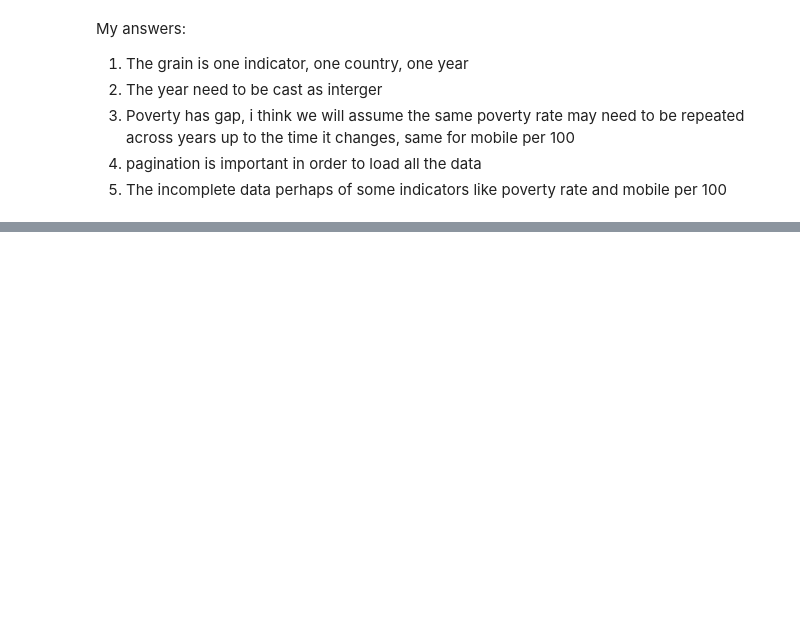
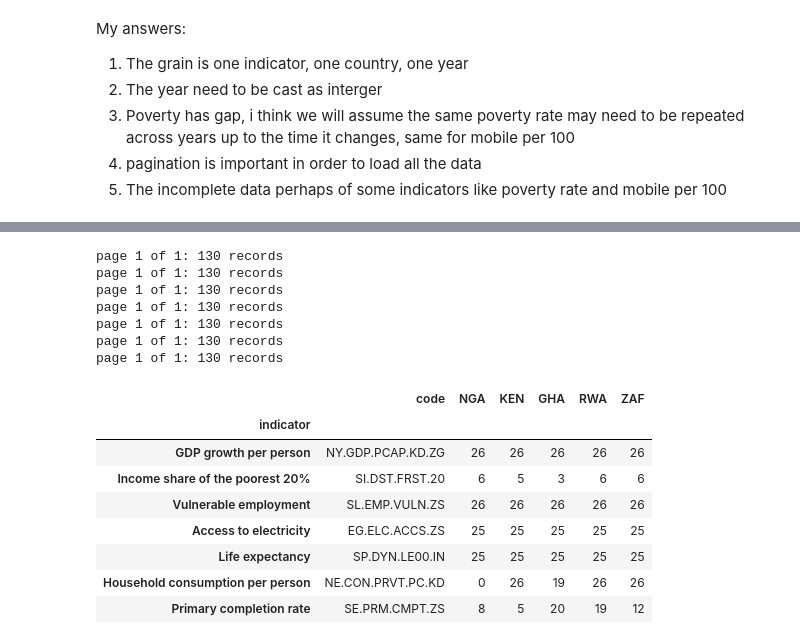
Before and after one commit to alice80learns/Alice_projects, a Jupyter notebook: growth_vs_econdev/notebooks/exploratory.ipynb, the cells around one changed output, grey strips where cells are left out. Saved outputs shown, nothing was run; the diff lists cells and outputs as text; code cells hidden in the pictures; blank space fills up the shorter version.

```diff
--- a/growth_vs_econdev/notebooks/exploratory.ipynb
+++ b/growth_vs_econdev/notebooks/exploratory.ipynb
@@ -265,0 +304,37 @@ My answers:
+# %%
+candidates = {
+    "NY.GDP.PCAP.KD.ZG": "GDP growth per person",
+    "SI.DST.FRST.20": "Income share of the poorest 20%",
+    "SL.EMP.VULN.ZS": "Vulnerable employment",
+    "EG.ELC.ACCS.ZS": "Access to electricity",
+    "SP.DYN.LE00.IN": "Life expectancy",
+    "NE.CON.PRVT.PC.KD": "Household consumption per person",
+    "SE.PRM.CMPT.ZS": "Primary completion rate",
+}
+
+rows = []
+for code, label in candidates.items():
+    recs = fetch_all_pages(f"{BASE_URL}/country/{';'.join(COUNTRIES)}/indicator/{code}", {**params, "per_page": 1000})
+    frame = pd.json_normalize(recs)
+    counts = frame[frame["value"].notna()].groupby("countryiso3code").size()
+    rows.append({"indicator": label, "code": code, **{c: int(counts.get(c, 0)) for c in COUNTRIES}})
+
+candidate_coverage = pd.DataFrame(rows).set_index("indicator")
+candidate_coverage
+# %% [output]
+page 1 of 1: 130 records
+page 1 of 1: 130 records
+page 1 of 1: 130 records
+page 1 of 1: 130 records
+page 1 of 1: 130 records
+page 1 of 1: 130 records
+page 1 of 1: 130 records
+|  | code | NGA | KEN | GHA | RWA | ZAF |
+| indicator |  |  |  |  |  |  |
+| GDP growth per person | NY.GDP.PCAP.KD.ZG | 26 | 26 | 26 | 26 | 26 |
+| Income share of the poorest 20% | SI.DST.FRST.20 | 6 | 5 | 3 | 6 | 6 |
+| Vulnerable employment | SL.EMP.VULN.ZS | 26 | 26 | 26 | 26 | 26 |
+| Access to electricity | EG.ELC.ACCS.ZS | 25 | 25 | 25 | 25 | 25 |
+| Life expectancy | SP.DYN.LE00.IN | 25 | 25 | 25 | 25 | 25 |
+| Household consumption per person | NE.CON.PRVT.PC.KD | 0 | 26 | 19 | 26 | 26 |
+| Primary completion rate | SE.PRM.CMPT.ZS | 8 | 5 | 20 | 19 | 12 |
```
Also changed, not shown: parts of 13 cells of this notebook.
